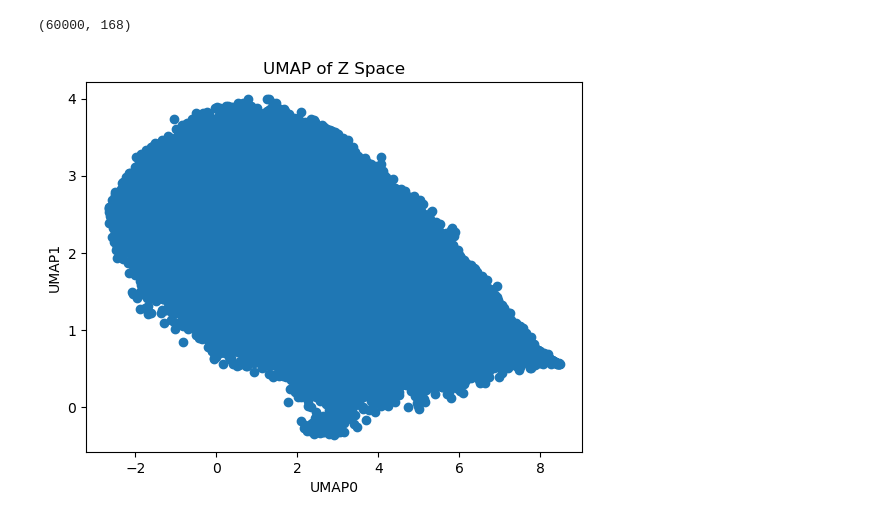
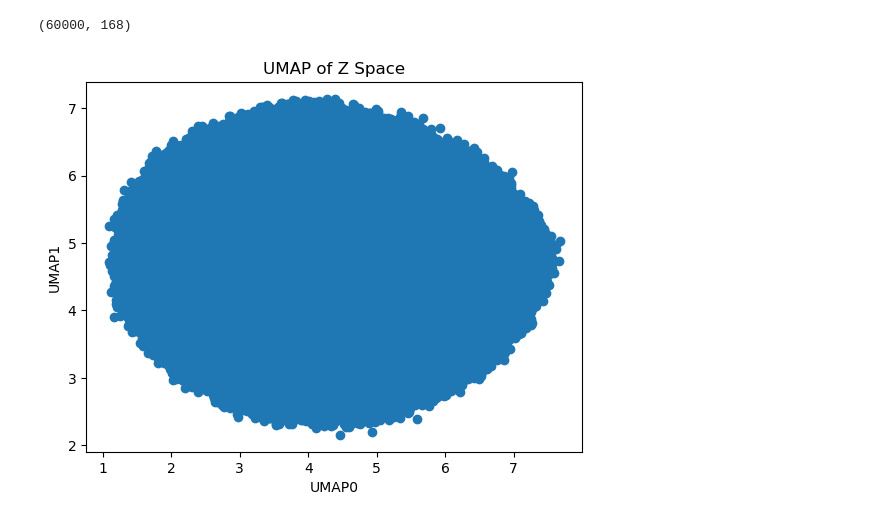
Before and after one commit to MikeLippincott/MNIST_TD-VAE, a Jupyter notebook: 1.setup_TD-VAE/notebooks/1.train_TD-VAE.ipynb, the cells around one changed output. Drawn from its saved outputs; the diff is of its cells as text; code cells hidden in the pictures.

Commit message:
remove model states

```diff
--- a/1.setup_TD-VAE/notebooks/1.train_TD-VAE.ipynb
+++ b/1.setup_TD-VAE/notebooks/1.train_TD-VAE.ipynb
@@ -37,7 +37,7 @@ PROCESSED_X_DIM = 784  # dataset dependent
 samples_per_seq = 20
 time_constant_max = 16  # There are 20 frames total
 time_jump_options = [1, 2, 3, 4]  # Jump up to 4 frames away
-num_epochs = 500
+num_epochs = 3
 # %%
 # set path to the MNIST images
 mnist_pickle_path = pathlib.Path("../../data/mnist/MNIST.pkl").resolve(strict=True)
@@ -183,7 +183,7 @@ for epoch in range(num_epochs):
     print("epoch: {:>4d}, loss: {:.4f}".format(epoch, epoch_loss))
 
     # save the model every n epochs and plot the jumpy reconstruction
-    if (epoch + 1) % 5 == 0:
+    if (epoch + 1) % 2 == 0:
         torch.save(
             {
                 "epoch": epoch,
@@ -201,7 +201,7 @@ for epoch in range(num_epochs):
             images=images,
             epoch=epoch,
             batch_size=4,
-            save_path=pathlib.Path(model_save_dir).resolve(),
+            save_path=pathlib.Path(results_path).resolve(),
             t1=16,
             t2=21,
         )
@@ -265,17 +263,17 @@ current_z_df.to_parquet(pathlib.Path("../output/current_z_df.parquet").resolve()
 # %%
 # get the umap of the z_space and current_z
 reducer = umap.UMAP()
 current_z_umap = reducer.fit_transform(current_z_df)
 umap_df_of_z = pd.DataFrame(current_z_umap)
 umap_df_of_z.rename(columns={0: "UMAP0", 1: "UMAP1"}, inplace=True)
 # save the umap dataframe
-umap_df_of_z.to_parquet(pathlib.Path("../output/umap_df_of_z.parquet").resolve())
+umap_df_of_z.to_parquet(pathlib.Path("../results/umap_df_of_z.parquet").resolve())
 
 # plot the umap
 plt.scatter(umap_df_of_z["UMAP0"], umap_df_of_z["UMAP1"])
 plt.title("UMAP of Z Space")
 plt.xlabel("UMAP0")
 plt.ylabel("UMAP1")
 plt.show()
 # %% [output]
-[figure, old version]
+[figure, new version]
```
Also changed, not shown: parts of 3 cells of this notebook, 3 other files.
